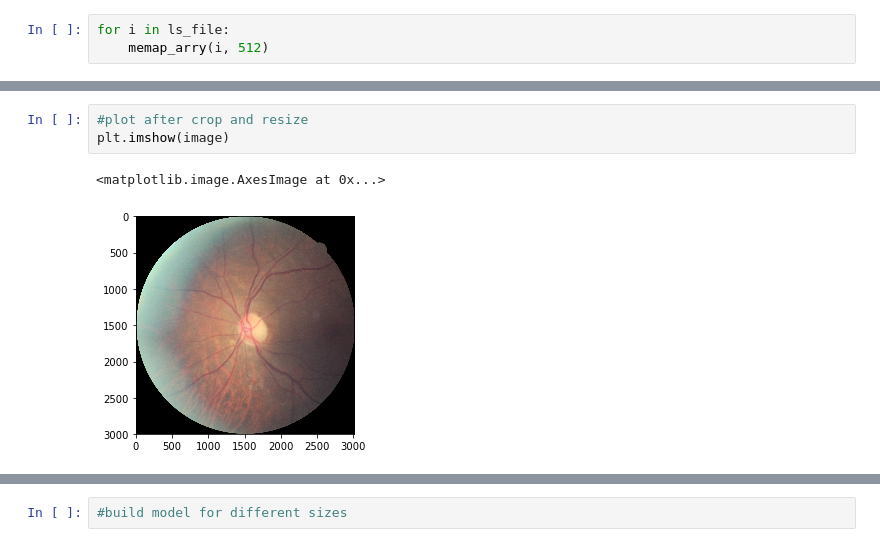
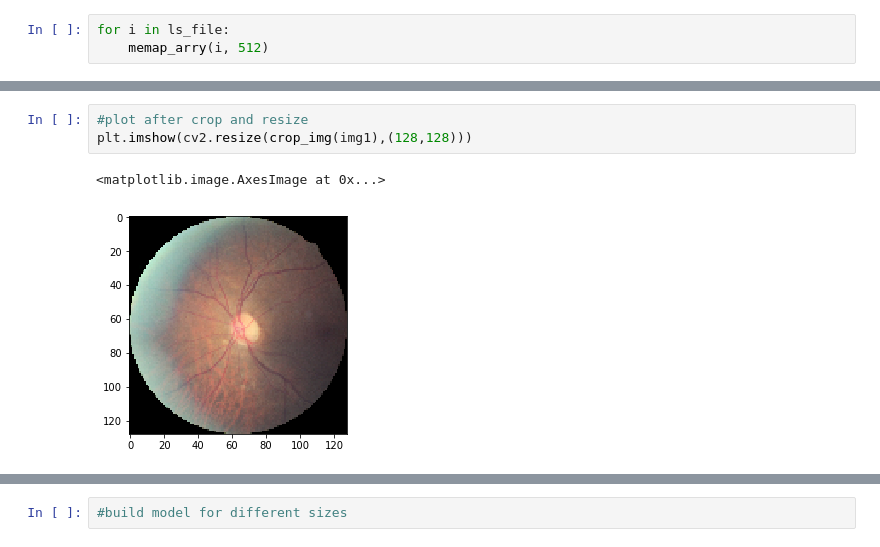
Before and after one commit to yangliu0198/diabetic-retinopathy-detection, a Jupyter notebook: diabetic.ipynb, the cells around one changed output, grey strips where cells are left out. Drawn from its saved outputs; the diff is of its cells as text.

```diff
--- a/diabetic.ipynb
+++ b/diabetic.ipynb
@@ -100,6 +122,6 @@ for i in ls_file:
 # %%
 #plot after crop and resize
-plt.imshow(image)
+plt.imshow(cv2.resize(crop_img(img1),(128,128)))
 # %% [output]
 <matplotlib.image.AxesImage at 0x...>
-[figure, old version]
+[figure, new version]
```
Also changed, not shown: parts of 10 cells of this notebook.
